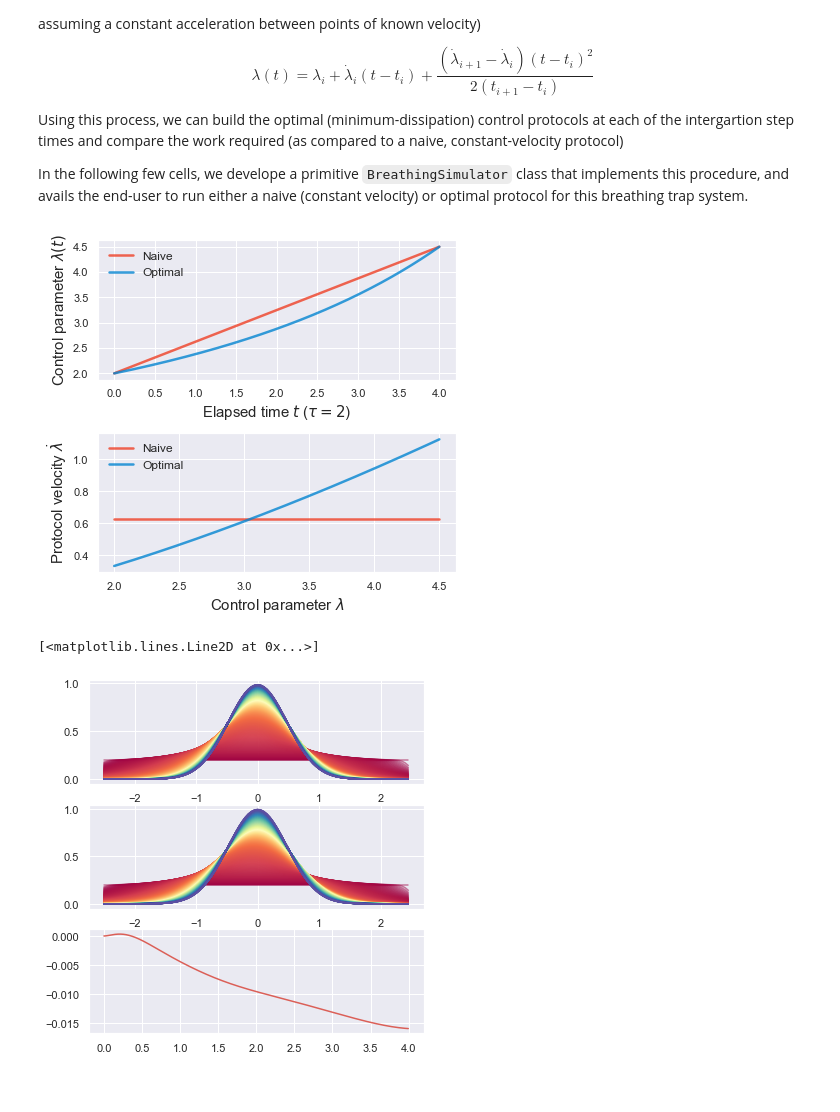
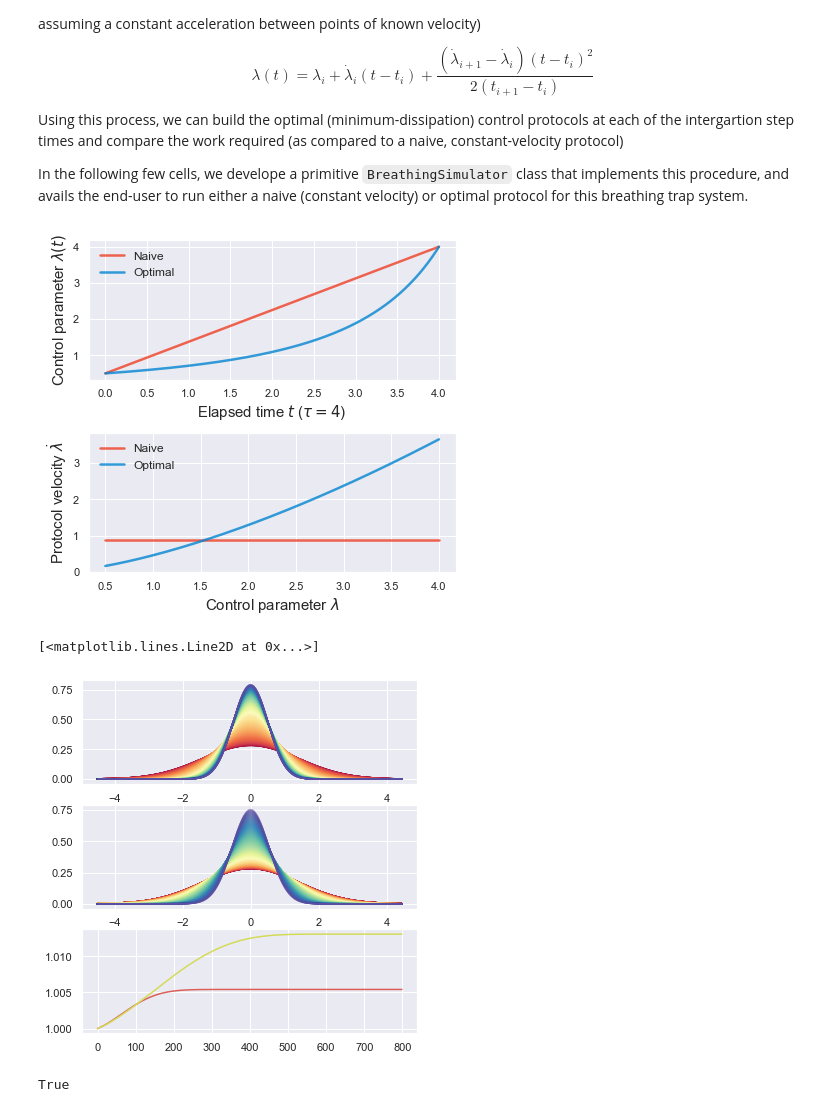
Before and after one commit to StevenJLarge/FokkerPlanck, a Jupyter notebook: notebooks/05-slarge-breathing-trap.ipynb, the cells around one changed output. Cells and saved outputs as stored; diff of their text form; code cells hidden in the pictures.

```diff
--- a/notebooks/05-slarge-breathing-trap.ipynb
+++ b/notebooks/05-slarge-breathing-trap.ipynb
@@ -478,14 +478,18 @@ class SimulationResult:
 
 
 D = 1.0
-fpe = FPE_Integrator_1D(D, dt, dx, x_array, boundaryCond='hard-wall', output=False)
+x_array = np.arange(-4.5, 4.5, dx)
+fpe_naive = FPE_Integrator_1D(D, dt, dx, x_array, boundaryCond='hard-wall', output=False)
+fpe_opt = FPE_Integrator_1D(D, dt, dx, x_array, boundaryCond="hard-wall", output=False)
+fpe_naive.initializeProbability(0, 1/k_init)
+fpe_opt.initializeProbability(0, 1/k_init)
 
-k_init = 2.0
-k_final = 4.5
+k_init = 0.5
+k_final = 4.0
 tau = 4.0
 
-sim_naive = BreathingSimulator(fpe, k_init, k_final, tau)
-sim_opt = BreathingSimulator(fpe, k_init, k_final, tau)
+sim_naive = BreathingSimulator(fpe_naive, k_init, k_final, tau)
+sim_opt = BreathingSimulator(fpe_naive, k_init, k_final, tau)
 
 res_naive = sim_naive.run_simulation(mode="naive")
 res_opt = sim_opt.run_simulation(mode="optimal")
@@ -501,7 +505,7 @@ ax[0].plot(sim_opt.time_array, sim_opt.optimal_protocol, label="Optimal", color=
 ax[1].plot([k_init, k_final], naive_velocity, label="Naive", color=sns.xkcd_rgb["tomato"], linewidth=2.5, alpha=0.8)
 ax[1].plot(sim_opt.k_array, sim_opt.real_velocities, label="Optimal", color=sns.xkcd_rgb["cerulean"], linewidth=2.5, alpha=0.8)
 
-ax[0].set_xlabel(r"Elapsed time $t$ ($\tau = 2$)", fontsize=15)
+ax[0].set_xlabel(r"Elapsed time $t$ ($\tau = 4$)", fontsize=15)
 ax[0].set_ylabel(r"Control parameter $\lambda(t)$", fontsize=15)
 
 ax[1].set_xlabel(r"Control parameter $\lambda$", fontsize=15)
@@ -511,17 +515,25 @@ ax[0].legend(fontsize=12, frameon=False)
 ax[1].legend(fontsize=12, frameon=False)
 plt.tight_layout()
 # %% [output]
-[figure, old version]
+[figure, new version]
 # %%
 # And now a plot of the distributions over time
 fig, ax = plt.subplots(3, 1, figsize=(6, 6.5))
 rel_ent_tracker = []
+norm_tracker_naive = []
+norm_tracker_opt = []
 Pal = sns.color_palette("Spectral", len(res_naive.prob_tracker))
 for i, (prob_naive, prob_opt) in enumerate(zip(res_naive.prob_tracker, res_opt.prob_tracker)):
-    ax[0].plot(fpe.xArray, prob_naive, color=Pal[i], alpha=0.5)
-    ax[1].plot(fpe.xArray, prob_opt, color=Pal[i], alpha=0.5)
-    rel_ent_tracker.append(get_rel_ent(prob_naive, prob_opt, fpe.dx))
-ax[2].plot(res_naive.time_tracker, rel_ent_tracker)
+    ax[0].plot(fpe_naive.xArray, prob_naive, color=Pal[i], alpha=0.2)
+    ax[1].plot(fpe_opt.xArray, prob_opt, color=Pal[i], alpha=0.2)
+
+    rel_ent_tracker.append(get_rel_ent(prob_naive, prob_opt, fpe_naive.dx))
+    norm_tracker_naive.append(np.sum(prob_naive) * fpe_naive.dx)
+    norm_tracker_opt.append(np.sum(prob_opt) * fpe_opt.dx)
+
+#ax[2].plot(res_naive.time_tracker, rel_ent_tracker)
+ax[2].plot(norm_tracker_naive)
+ax[2].plot(norm_tracker_opt)
 # %% [output]
 [<matplotlib.lines.Line2D at 0x...>]
-[figure, old version]
+[figure, new version]
@@ -529,0 +540,4 @@ ax[2].plot(res_naive.time_tracker, rel_ent_tracker)
+# %%
+fpe_naive.check_CFL([k_final, 0.0], ff.harmonicEnergy)
+# %% [output]
+True
```
Also changed, not shown: parts of 4 cells of this notebook.
